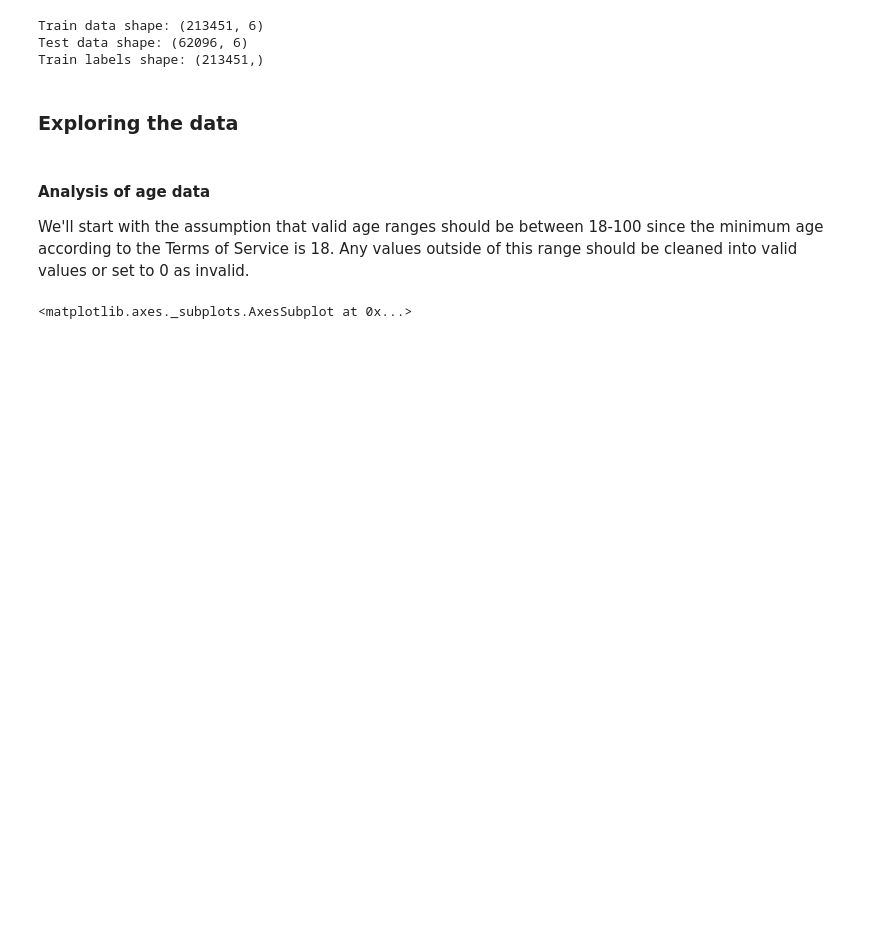
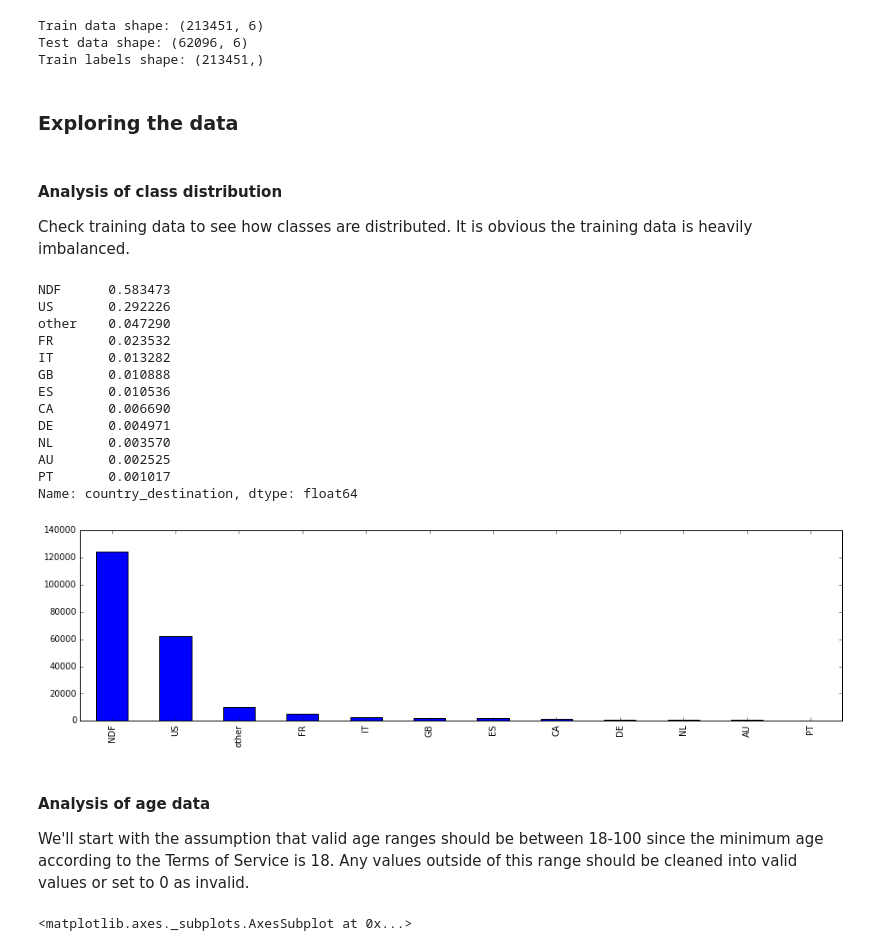
Before and after one commit to kyungguyeo/W207-Final-Project, a Jupyter notebook: airbnb_shared_project.ipynb, the cells around one changed output. Cells and saved outputs as stored; diff of their text form; code cells hidden in the pictures; blank space fills up the shorter version.

```diff
--- a/airbnb_shared_project.ipynb
+++ b/airbnb_shared_project.ipynb
@@ -79,6 +84,32 @@ Test data shape: (62096, 6)
 Train labels shape: (213451,)
 # %% [markdown]
 ### Exploring the data
+# %% [markdown]
+#### Analysis of class distribution
+
+Check training data to see how classes are distributed. It is obvious the training data is heavily imbalanced.
+# %%
+plt.figure(figsize=(16,4))
+country_dist = train_data["country_destination"].value_counts()
+plt.subplot(1,1,1)
+country_dist.plot.bar()
+
+print country_dist*1.0 / sum(country_dist)
+# %% [output]
+NDF      0.583473
+US       0.292226
+other    0.047290
+FR       0.023532
+IT       0.013282
+GB       0.010888
+ES       0.010536
+CA       0.006690
+DE       0.004971
+NL       0.003570
+AU       0.002525
+PT       0.001017
+Name: country_destination, dtype: float64
+[figure, added]
 # %% [markdown]
 #### Analysis of age data
 We'll start with the assumption that valid age ranges should be between 18-100 since the minimum age according to the Terms of Service is 18. Any values outside of this range should be cleaned into valid values or set to 0
```
Also changed, not shown: parts of 16 cells of this notebook, 4 other files.
